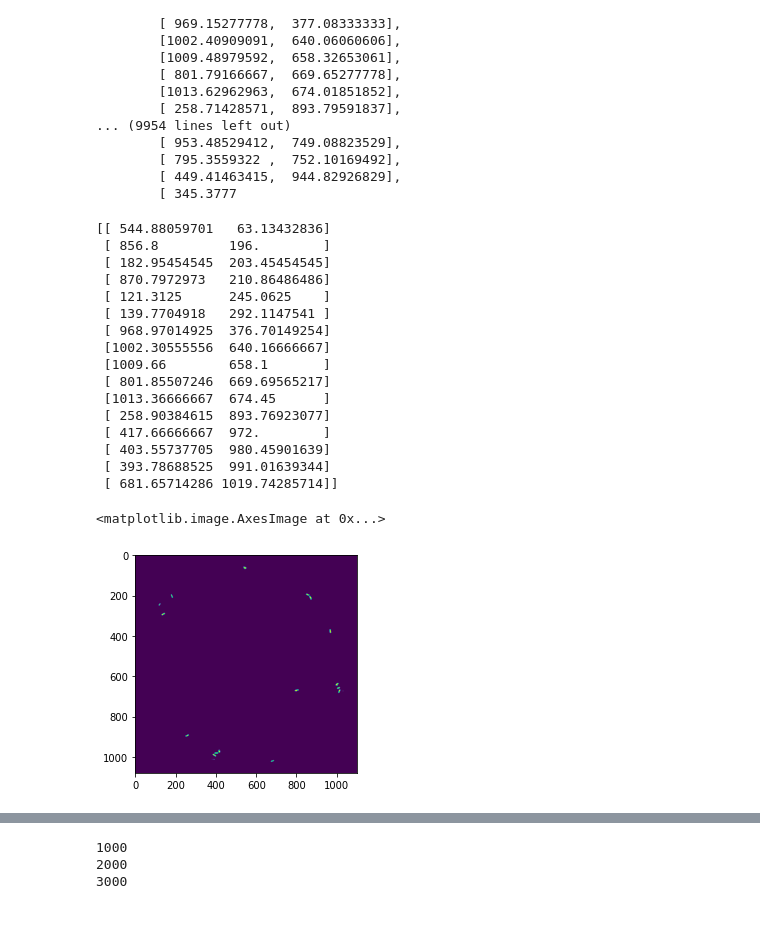
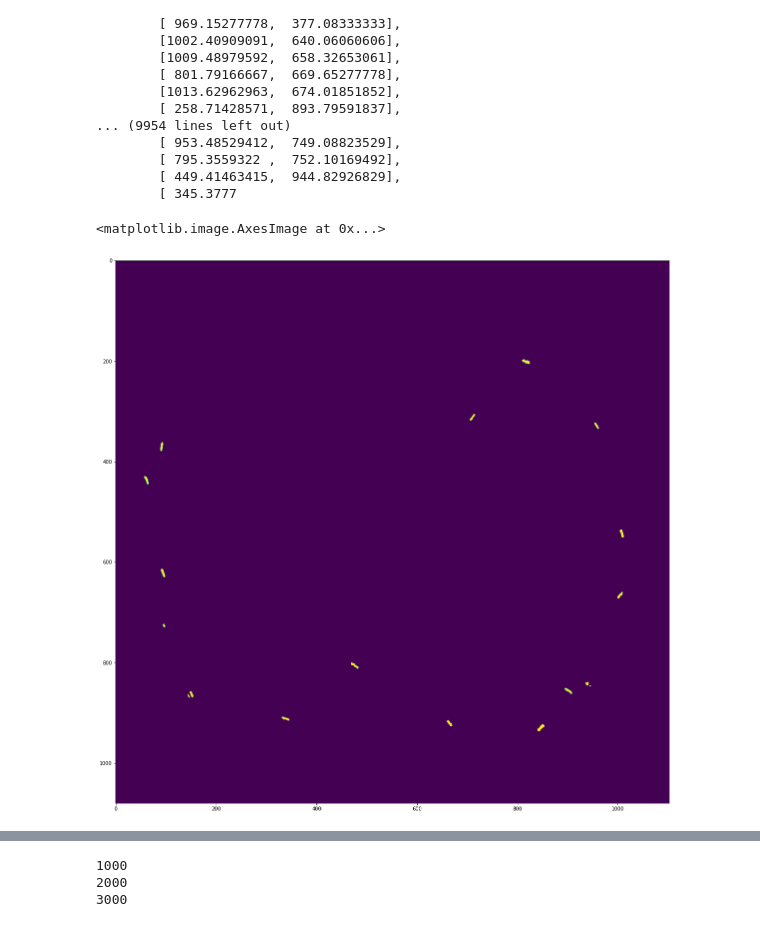
Before and after one commit to kms0805/Ant, a Jupyter notebook: Untitled.ipynb, the cells around one changed output, grey strips where cells are left out. Saved outputs shown, nothing was run; the diff lists cells and outputs as text; code cells hidden in the pictures.

```diff
--- a/Untitled.ipynb
+++ b/Untitled.ipynb
@@ -11,7 +11,7 @@ from scipy.optimize import linear_sum_assignment as linear_assignment
 
 %matplotlib inline
 # %%
-video = 'AntClusterVideo/0417_short.mkv'
+video = '0417_short.mkv'
 
 testimg = utils.load_video_frame(video,1)
 testcrop = testimg
@@ -35,8 +35,8 @@ finish
 # %%
 is_black = median.mean(axis=2) < 100
 img = utils.load_video_frame(video, 0)
-mask = getMask(img, median, 40,is_black)
-mask2 = getMask(img, median, 40)
+mask = getMask(img, median, 50,is_black)
+mask2 = getMask(img, median, 50)
 black_th = 100
 gray = median.mean(axis=2) < 100
 
@@ -49,14 +49,10 @@ output = img*mask_b.astype('uint8')
 
 output2 = img*mask2.astype('uint8')
 plt.figure(figsize=(20,12))
-plt.subplot(1,3,1)
+plt.subplot(1,2,1)
 bd.visualize_detection(img,output2,1)
 
-plt.subplot(1,3,2)
-
-bd.visualize_detection(img,output,1)
-
-plt.subplot(1,3,3)
+plt.subplot(1,2,2)
 output = img*mask.astype('uint8')
 bd.visualize_detection(img,output,1)
 # %% [output]
@@ -124,9 +120,8 @@ def getCentroid(frame, mask, plot = True):
 
     return centroid
 # %%
-frame = whole_frames[211]
-masks = np.load('pixel_ant.npy')
-mask = masks[211]
+frame = whole_frames[25]
+mask = masks[25]
 plt.figure(figsize=(20,20))
 plt.imshow(mask)
 getCentroid(frame, mask)
@@ -186,10 +181,9 @@ while cap.isOpened():
 cap.release()
 # %%
 masks = []
-%%time
 is_black = median.mean(axis=2) < 100
 for frame in whole_frames:
-    mask = getMask(frame, median, 40, is_black)
+    mask = getMask(frame, median, 50, is_black)
     masks.append(mask)
 # %%
 np.save('pixel_ant.npy', masks)
@@ -215,27 +209,12 @@ def getCentroid(body, _eps = 2 , _min_samples =10):
 
     return centroid
 # %%
-print(getCentroid(masks[0]))
-plt.imshow(masks[0])
+#print(getCentroid(masks[148]))
+plt.figure(figsize=(20,20))
+plt.imshow(masks[2867])
 # %% [output]
-[[ 544.88059701   63.13432836]
- [ 856.8         196.        ]
- [ 182.95454545  203.45454545]
- [ 870.7972973   210.86486486]
- [ 121.3125      245.0625    ]
- [ 139.7704918   292.1147541 ]
- [ 968.97014925  376.70149254]
- [1002.30555556  640.16666667]
- [1009.66        658.1       ]
- [ 801.85507246  669.69565217]
- [1013.36666667  674.45      ]
- [ 258.90384615  893.76923077]
- [ 417.66666667  972.        ]
- [ 403.55737705  980.45901639]
- [ 393.78688525  991.01639344]
- [ 681.65714286 1019.74285714]]
+<matplotlib.image.AxesImage at 0x...>
-<matplotlib.image.AxesImage at 0x...>
-[figure, old version]
+[figure, new version]
 # %%
 @jit(target_backend = 'cuda')
 def getCentroid_gpu(body, _eps = 1 , _min_samples =4):
```
Also changed, not shown: parts of 16 cells of this notebook, 2 other files.
